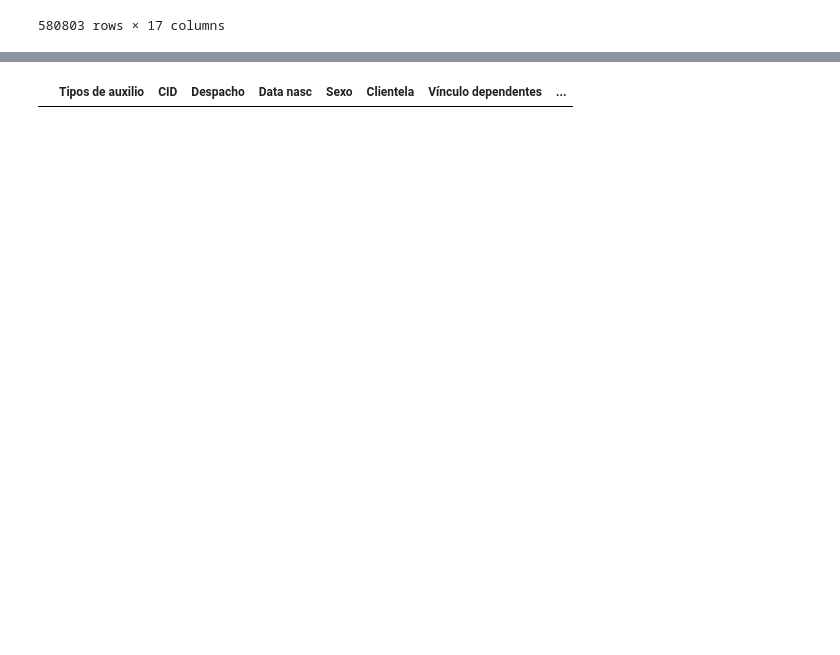
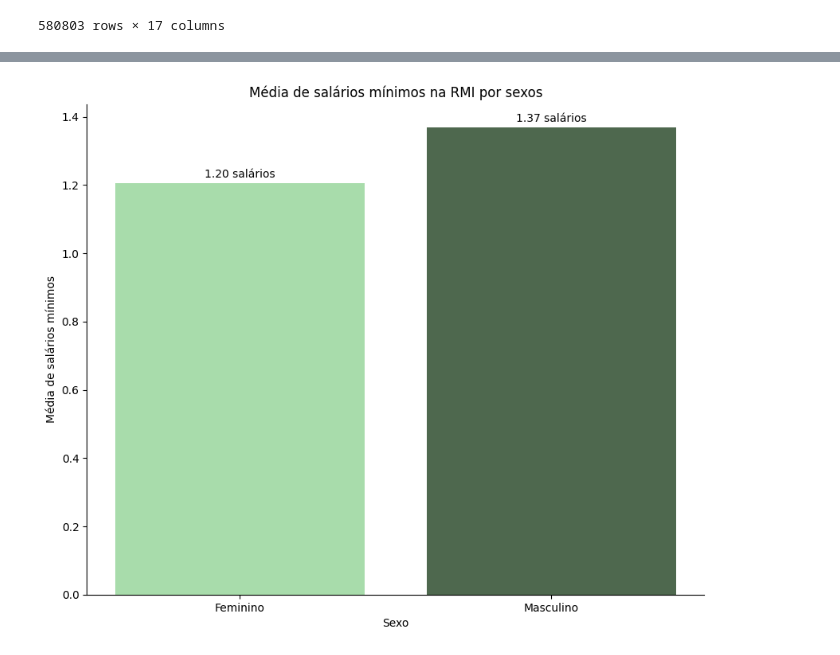
Before and after one commit to Estressei/ProjetoTrilhaDados, a Jupyter notebook: main.ipynb, the cells around one changed output, grey strips where cells are left out. Drawn from its saved outputs; the diff is of its cells as text; code cells hidden in the pictures; blank space fills up the shorter version.

```diff
--- a/main.ipynb
+++ b/main.ipynb
@@ -143,6 +123,29 @@ dtype: int64
 #auxilios[auxilios.duplicated(keep=False)]
 # %%
 #retorna somente as colunas duplicadas, sem mostrar a original
-auxilios[auxilios.duplicated()]
+#auxilios[auxilios.duplicated()]
-# %% [output]
-|  | Tipos de auxilio | CID | Despacho | Data nasc | Sexo | Clientela | Vínculo dependentes | ... |
+# %%
+#pega a linha onde sexo = feminino e depois pega a quant de salarios dessas linhas
+media_fem = auxilios.loc[auxilios['Sexo'] == 'Feminino', 'Quant salarios minimos na RMI'].mean()
+media_masc = auxilios.loc[auxilios['Sexo'] == 'Masculino', 'Quant salarios minimos na RMI'].mean()
+
+diferenca = abs(media_fem - media_masc)
+
+fig, ax = plt.subplots(figsize=(10, 8))
+
+barras = ax.bar(['Feminino', 'Masculino'],
+    [media_fem, media_masc],
+    color=['#A8DCAB', '#4E684E']
+)
+
+ax.set_title('Média de salários mínimos na RMI por sexos')
+ax.set_xlabel('Sexo')
+ax.set_ylabel('Média de salários mínimos')
+ax.bar_label(barras, fmt='%.2f salários', padding=3)
+
+ax.spines['top'].set_visible(False) #borda
+ax.spines['right'].set_visible(False)
+
+plt.show()
+# %% [output]
+[figure, added]
```
Also changed, not shown: parts of 12 cells of this notebook, 1 other file.
